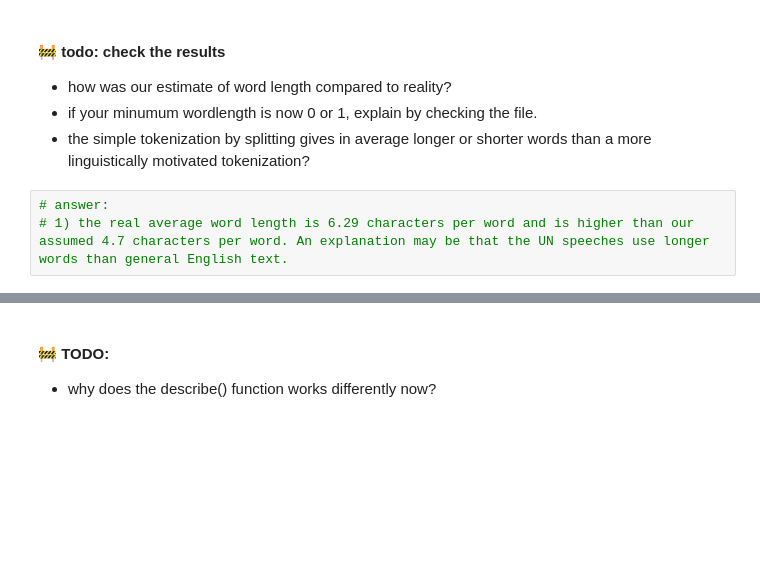
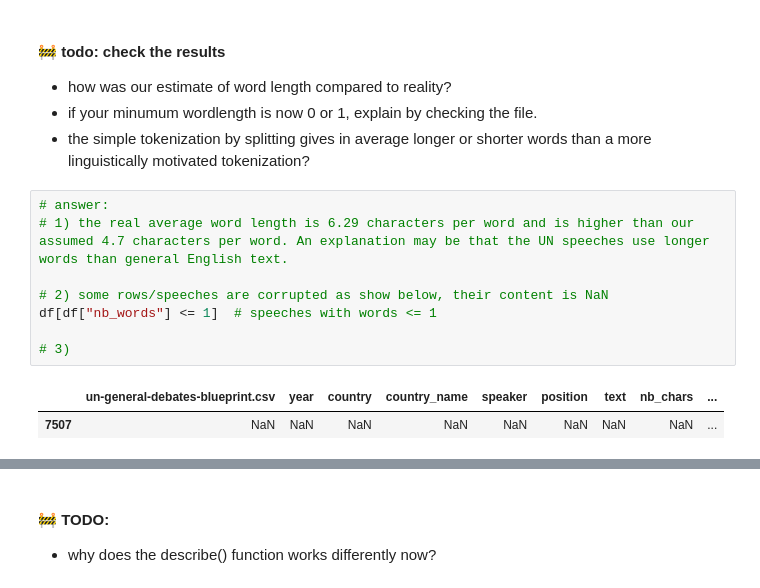
Before and after one commit to Coperr/information-retrieval, a Jupyter notebook: notebook1.ipynb, the cells around one changed output, grey strips where cells are left out. Drawn from its saved outputs; the diff is of its cells as text; blank space fills up the shorter version.

```diff
--- a/notebook1.ipynb
+++ b/notebook1.ipynb
@@ -242,4 +242,11 @@ time: 3.34 ms (started: 2025-03-10 22:52:49 +00:00)
 # %%
 # answer:
 # 1) the real average word length is 6.29 characters per word and is higher than our assumed 4.7 characters per word. An explanation may be that the UN speeches use longer words than general English text.
+
+# 2) some rows/speeches are corrupted as show below, their content is NaN
+df[df["nb_words"] <= 1]  # speeches with words <= 1
+
+# 3)
 # %% [output]
+|  | un-general-debates-blueprint.csv | year | country | country_name | speaker | position | text | nb_chars | ... |
+| 7507 | NaN | NaN | NaN | NaN | NaN | NaN | NaN | NaN | ... |
```
Also changed, not shown: parts of 27 cells of this notebook.
